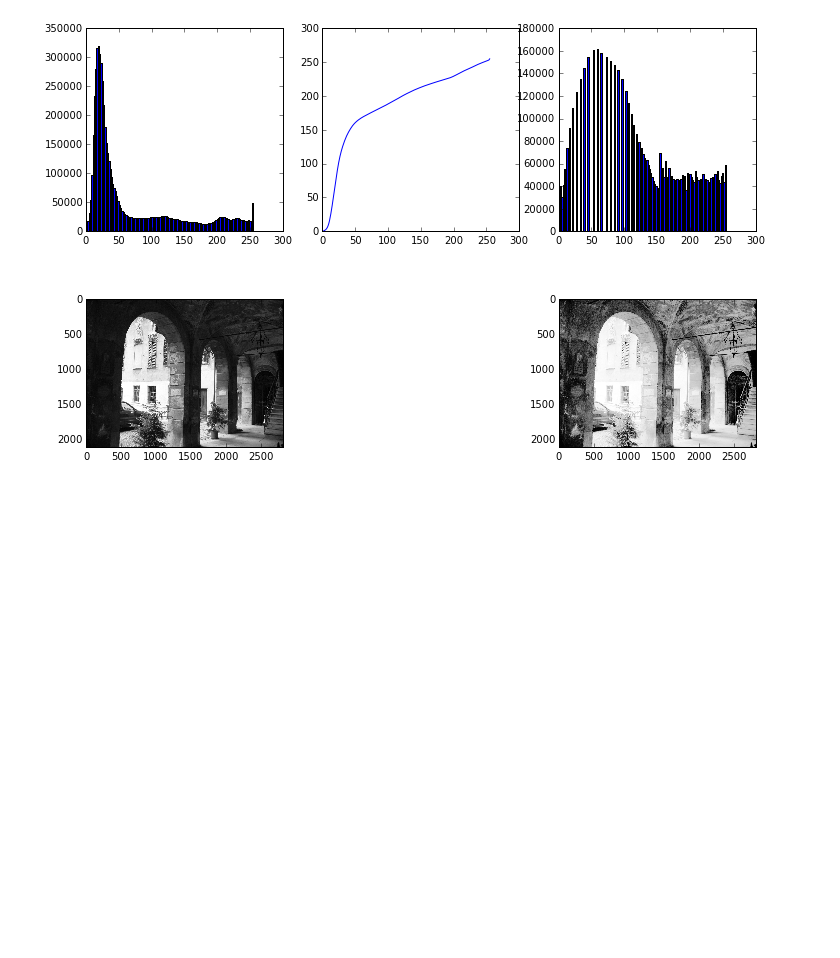
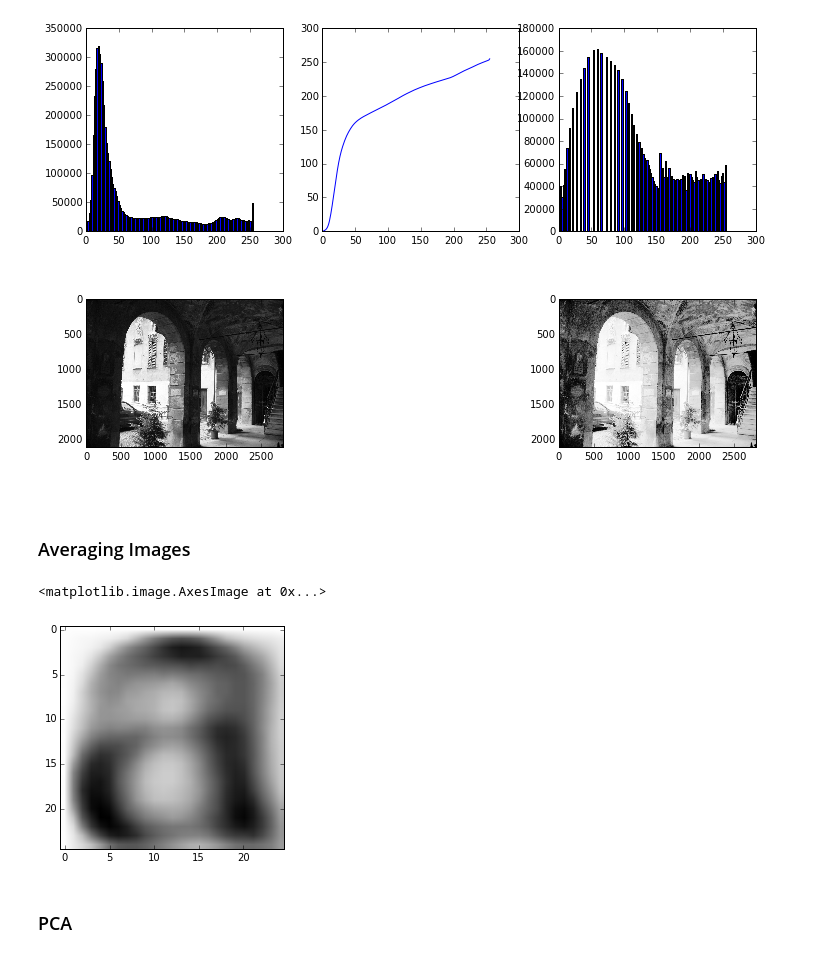
Before and after one commit to whatalnk/study-PCV, a Jupyter notebook: Chapter01.ipynb, the cells around one changed output. Saved outputs shown, nothing was run; the diff lists cells and outputs as text; code cells hidden in the pictures; blank space fills up the shorter version.

```diff
--- a/Chapter01.ipynb
+++ b/Chapter01.ipynb
@@ -129,3 +130,16 @@ axs[1, 2].imshow(im2, cmap=matplotlib.cm.Greys_r)
 # %% [output]
 <matplotlib.image.AxesImage at 0x...>
 [figure]
+# %% [markdown]
+### Averaging Images
+# %%
+from os import path
+imdir = "data/fontimages/a_thumbs"
+imlist = [path.join(imdir, f) for f in os.listdir(imdir)]
+immean = imtools.compute_average(imlist)
+plt.imshow(immean, cmap=plt.cm.Greys_r)
+# %% [output]
+<matplotlib.image.AxesImage at 0x...>
+[figure, added]
+# %% [markdown]
+### PCA
```
Also changed, not shown: parts of 3 cells of this notebook, 2 other files.
